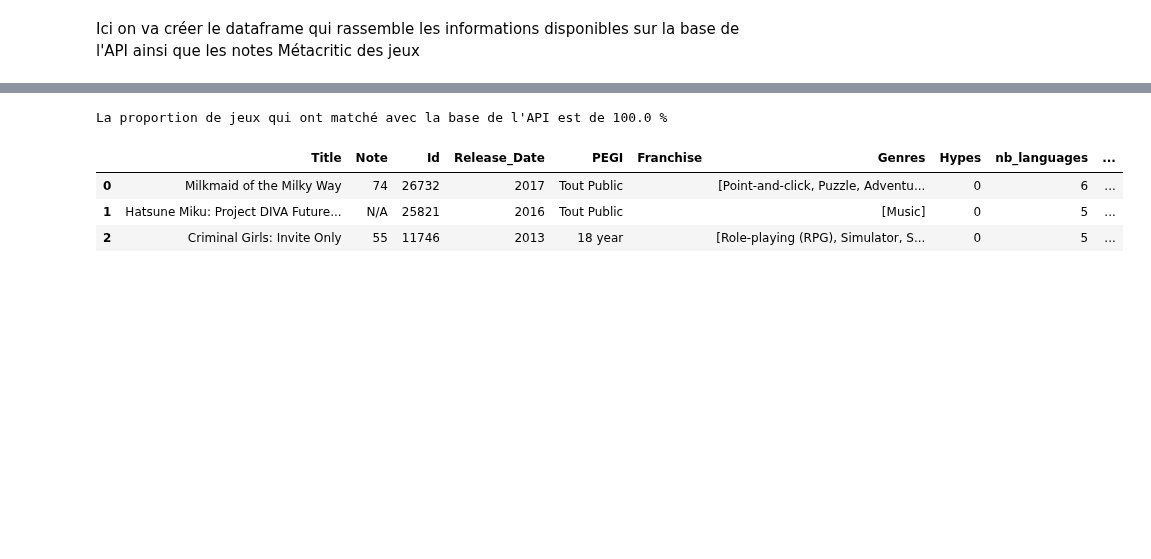
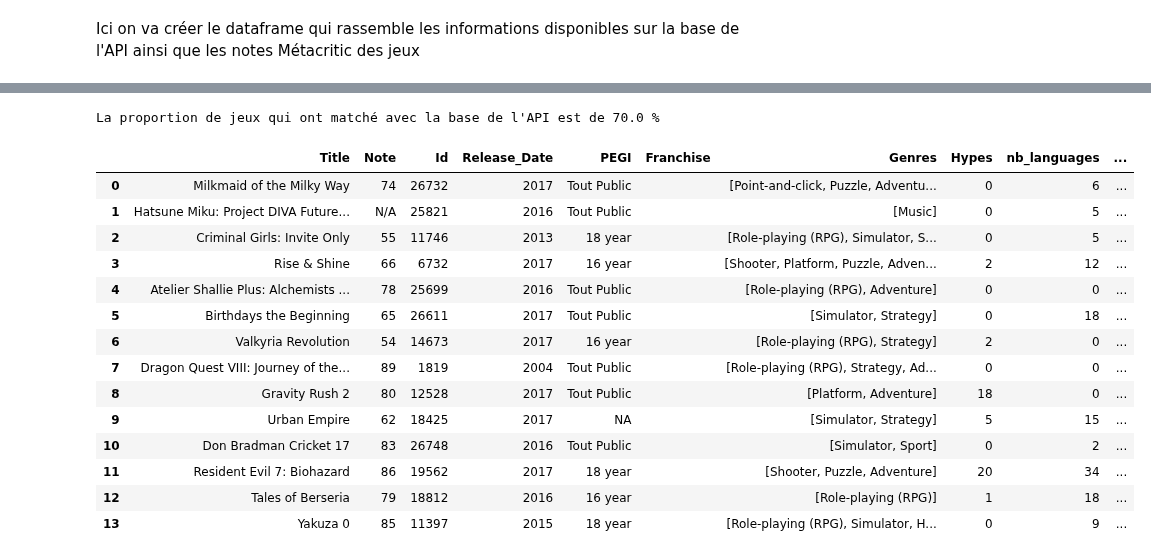
Before and after one commit to PyTomSss/PythonProjects, a Jupyter notebook: Project_Notebook.ipynb, the cells around one changed output, grey strips where cells are left out. Drawn from its saved outputs; the diff is of its cells as text; code cells hidden in the pictures; blank space fills up the shorter version.

```diff
--- a/Project_Notebook.ipynb
+++ b/Project_Notebook.ipynb
@@ -199,3 +159,0 @@ Pas trop capté ici
-# %%
-#from igdb.wrapper import IGDBWrapper
-wrapper = IGDBWrapper("wlqlv1d19z5t69oqlf9xx69znfahze", "o2strnp2xj90l3p982n4jg9ko1utad")
@@ -286,13 +159,0 @@ Fonction pour récupérer player_perspective dans la base
-# %%
-def fetch_player_perspective(id) :
-    byte_array = wrapper.api_request(
-                'player_perspectives.pb',
-                f'fields *; where id = {id};'
-              )
-    pp_message = PlayerPerspectiveResult()
-    pp_message.ParseFromString(byte_array)# Fills the protobuf message object with the response
-    playerperspectives = pp_message.playerperspectives
-
-    pp = playerperspectives[0].name
-
-    return(pp)
@@ -330,13 +159,0 @@ Ici, il s'agit de la requête que l'on fait à l'API qui va extraire, à partir
-# %%
-def fetch_company_name(id) :
-    byte_array = wrapper.api_request(
-                'companies.pb',
-                f'fields *; where id = {id};'
-              )
-    company_message = CompanyResult()
-    company_message.ParseFromString(byte_array)# Fills the protobuf message object with the response
-    companies = company_message.companies
-
-    companies = companies[0].name
-
-    return(companies)
@@ -429,9 +244,15 @@ def game_API_Info(game_slug) :
     for i in range(len(games[0].similar_games)) :
         similar_games.append(games[0].similar_games[i].id)
 
+    #Requête pour multiplayer
+    if games[0].multiplayer_modes == [] :
+        multi = 'NA'
+    else :
+        multi = fetch_multiplayer(games[0].multiplayer_modes[0].id)
+
     return([games[0].id, year, age_rating_pegi, games[0].franchise, genres_names_list, games[0].hypes, len(games[0].language_supports), \
             len(games[0].platforms), themes_names_list, games[0].collection, nb_pixels, \
-            publisher, developer, games[0].multiplayer_modes, player_perspectives, \
+            publisher, developer, multi, player_perspectives, \
             similar_games, games[0].summary, games[0].storyline])
 # %% [markdown]
 Ici on va créer le dataframe qui rassemble les informations disponibles sur la base de l'API ainsi que les notes Métacritic des jeux
@@ -481,10 +302,21 @@ game_API_Info(title_to_slug(Liste_VG[2]))
  'Criminal Girls: Invite Only a Japanese role-playing game and the enhanced version of the original Criminal Girls game. The game follows a group of girls in Hell who have to climb a tower to be reinc ...
  '']
 # %%
-creation_dataframe(Liste_VG[:3])
+creation_dataframe(Liste_VG[:20])
 # %% [output]
-La proportion de jeux qui ont matché avec la base de l'API est de 100.0 %
+La proportion de jeux qui ont matché avec la base de l'API est de 70.0 %
 |  | Title | Note | Id | Release_Date | PEGI | Franchise | Genres | Hypes | nb_languages | ... |
 | 0 | Milkmaid of the Milky Way | 74 | 26732 | 2017 | Tout Public |  | [Point-and-click, Puzzle, Adventu... | 0 | 6 | ... |
 | 1 | Hatsune Miku: Project DIVA Future... | N/A | 25821 | 2016 | Tout Public |  | [Music] | 0 | 5 | ... |
 | 2 | Criminal Girls: Invite Only | 55 | 11746 | 2013 | 18 year |  | [Role-playing (RPG), Simulator, S... | 0 | 5 | ... |
+| 3 | Rise & Shine | 66 | 6732 | 2017 | 16 year |  | [Shooter, Platform, Puzzle, Adven... | 2 | 12 | ... |
+| 4 | Atelier Shallie Plus: Alchemists ... | 78 | 25699 | 2016 | Tout Public |  | [Role-playing (RPG), Adventure] | 0 | 0 | ... |
+| 5 | Birthdays the Beginning | 65 | 26611 | 2017 | Tout Public |  | [Simulator, Strategy] | 0 | 18 | ... |
+| 6 | Valkyria Revolution | 54 | 14673 | 2017 | 16 year |  | [Role-playing (RPG), Strategy] | 2 | 0 | ... |
+| 7 | Dragon Quest VIII: Journey of the... | 89 | 1819 | 2004 | Tout Public |  | [Role-playing (RPG), Strategy, Ad... | 0 | 0 | ... |
+| 8 | Gravity Rush 2 | 80 | 12528 | 2017 | Tout Public |  | [Platform, Adventure] | 18 | 0 | ... |
+| 9 | Urban Empire | 62 | 18425 | 2017 | NA |  | [Simulator, Strategy] | 5 | 15 | ... |
+| 10 | Don Bradman Cricket 17 | 83 | 26748 | 2016 | Tout Public |  | [Simulator, Sport] | 0 | 2 | ... |
+| 11 | Resident Evil 7: Biohazard | 86 | 19562 | 2017 | 18 year |  | [Shooter, Puzzle, Adventure] | 20 | 34 | ... |
+| 12 | Tales of Berseria | 79 | 18812 | 2016 | 16 year |  | [Role-playing (RPG)] | 1 | 18 | ... |
+| 13 | Yakuza 0 | 85 | 11397 | 2015 | 18 year |  | [Role-playing (RPG), Simulator, H... | 0 | 9 | ... |
```
Also changed, not shown: parts of 23 cells of this notebook, 1 other file.
